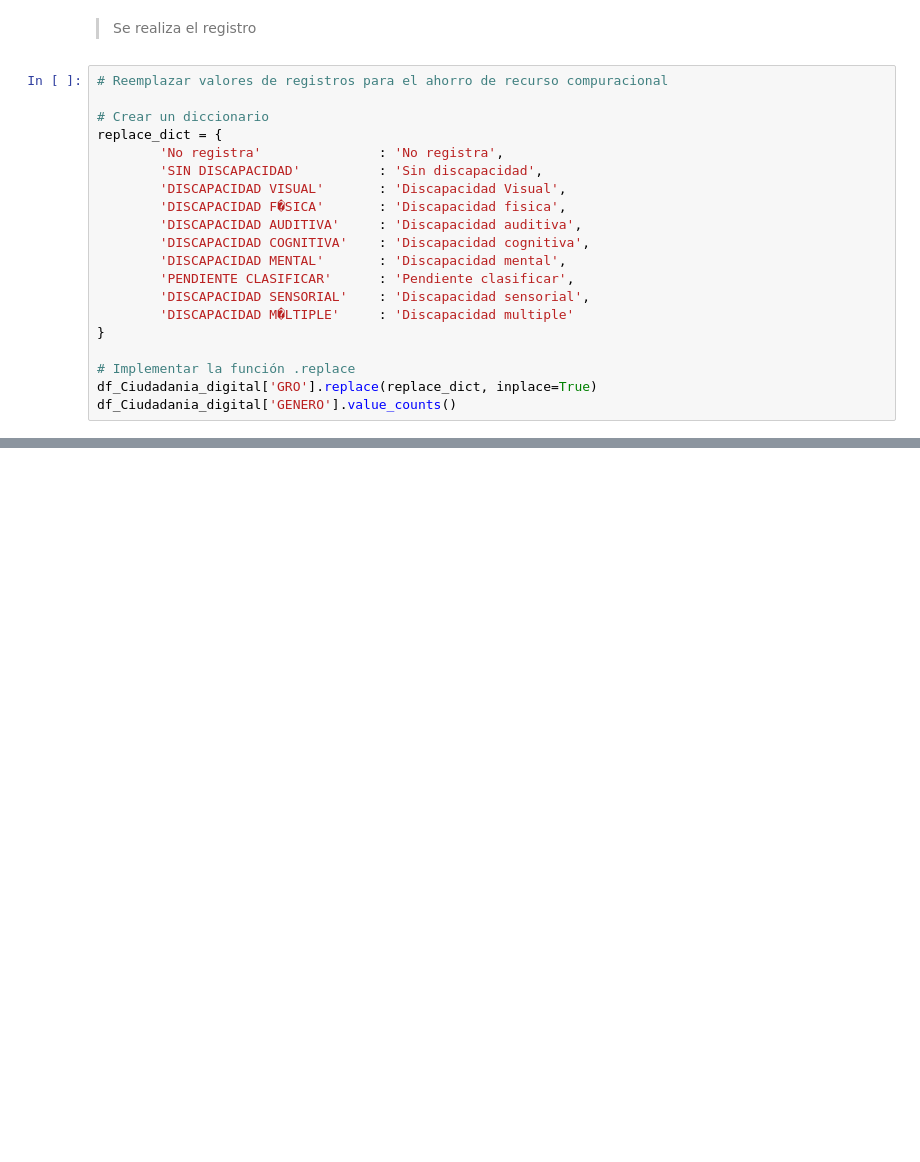
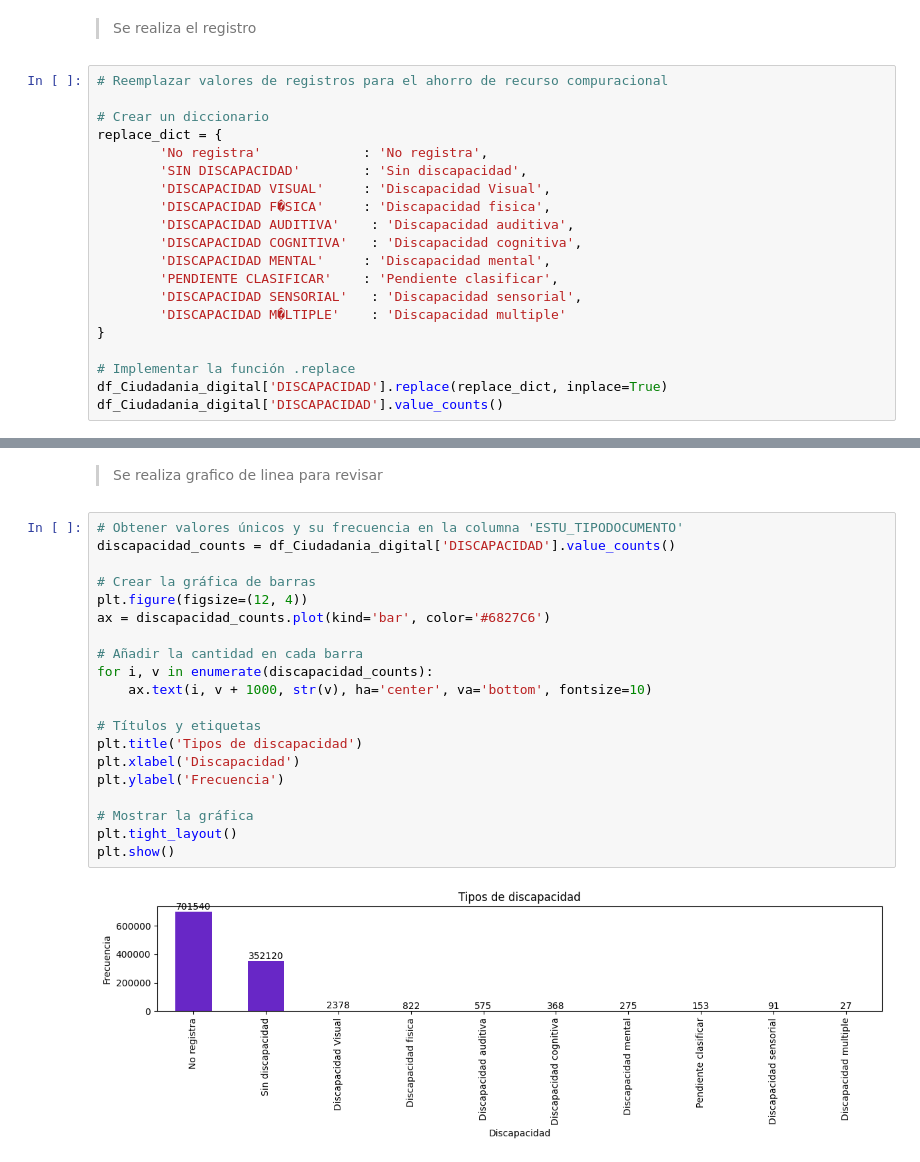
Before and after one commit to Dalivi83/analisisyvisualizaciondata, a Jupyter notebook: laboratorio2.ipynb, the cells around one changed output, grey strips where cells are left out. Drawn from its saved outputs; the diff is of its cells as text; blank space fills up the shorter version.

```diff
--- a/laboratorio2.ipynb
+++ b/laboratorio2.ipynb
@@ -1107,18 +2151,18 @@ Name: count, dtype: int64
 
 # Crear un diccionario
 replace_dict = {
-        'No registra'	            : 'No registra',
-        'SIN DISCAPACIDAD'          : 'Sin discapacidad',
-        'DISCAPACIDAD VISUAL'       : 'Discapacidad Visual',
-        'DISCAPACIDAD F�SICA'       : 'Discapacidad fisica',
-        'DISCAPACIDAD AUDITIVA'     : 'Discapacidad auditiva',
-        'DISCAPACIDAD COGNITIVA'    : 'Discapacidad cognitiva',
-        'DISCAPACIDAD MENTAL'       : 'Discapacidad mental',
-        'PENDIENTE CLASIFICAR'      : 'Pendiente clasificar',
-        'DISCAPACIDAD SENSORIAL'    : 'Discapacidad sensorial',
-        'DISCAPACIDAD M�LTIPLE'     : 'Discapacidad multiple'
+        'No registra'	          : 'No registra',
+        'SIN DISCAPACIDAD'        : 'Sin discapacidad',
+        'DISCAPACIDAD VISUAL'     : 'Discapacidad Visual',
+        'DISCAPACIDAD F�SICA'     : 'Discapacidad fisica',
+        'DISCAPACIDAD AUDITIVA'    : 'Discapacidad auditiva',
+        'DISCAPACIDAD COGNITIVA'   : 'Discapacidad cognitiva',
+        'DISCAPACIDAD MENTAL'     : 'Discapacidad mental',
+        'PENDIENTE CLASIFICAR'    : 'Pendiente clasificar',
+        'DISCAPACIDAD SENSORIAL'   : 'Discapacidad sensorial',
+        'DISCAPACIDAD M�LTIPLE'    : 'Discapacidad multiple'
 }
 
 # Implementar la función .replace
-df_Ciudadania_digital['GRO'].replace(replace_dict, inplace=True)
-df_Ciudadania_digital['GENERO'].value_counts()
+df_Ciudadania_digital['DISCAPACIDAD'].replace(replace_dict, inplace=True)
+df_Ciudadania_digital['DISCAPACIDAD'].value_counts()
@@ -1124,0 +2182,24 @@ df_Ciudadania_digital['GENERO'].value_counts()
+# %% [markdown]
+> Se realiza grafico de linea para revisar
+# %%
+# Obtener valores únicos y su frecuencia en la columna 'ESTU_TIPODOCUMENTO'
+discapacidad_counts = df_Ciudadania_digital['DISCAPACIDAD'].value_counts()
+
+# Crear la gráfica de barras
+plt.figure(figsize=(12, 4))
+ax = discapacidad_counts.plot(kind='bar', color='#6827C6')
+
+# Añadir la cantidad en cada barra
+for i, v in enumerate(discapacidad_counts):
+    ax.text(i, v + 1000, str(v), ha='center', va='bottom', fontsize=10)
+
+# Títulos y etiquetas
+plt.title('Tipos de discapacidad')
+plt.xlabel('Discapacidad')
+plt.ylabel('Frecuencia')
+
+# Mostrar la gráfica
+plt.tight_layout()
+plt.show()
+# %% [output]
+[figure, added]
```
Also changed, not shown: parts of 3 cells of this notebook.
